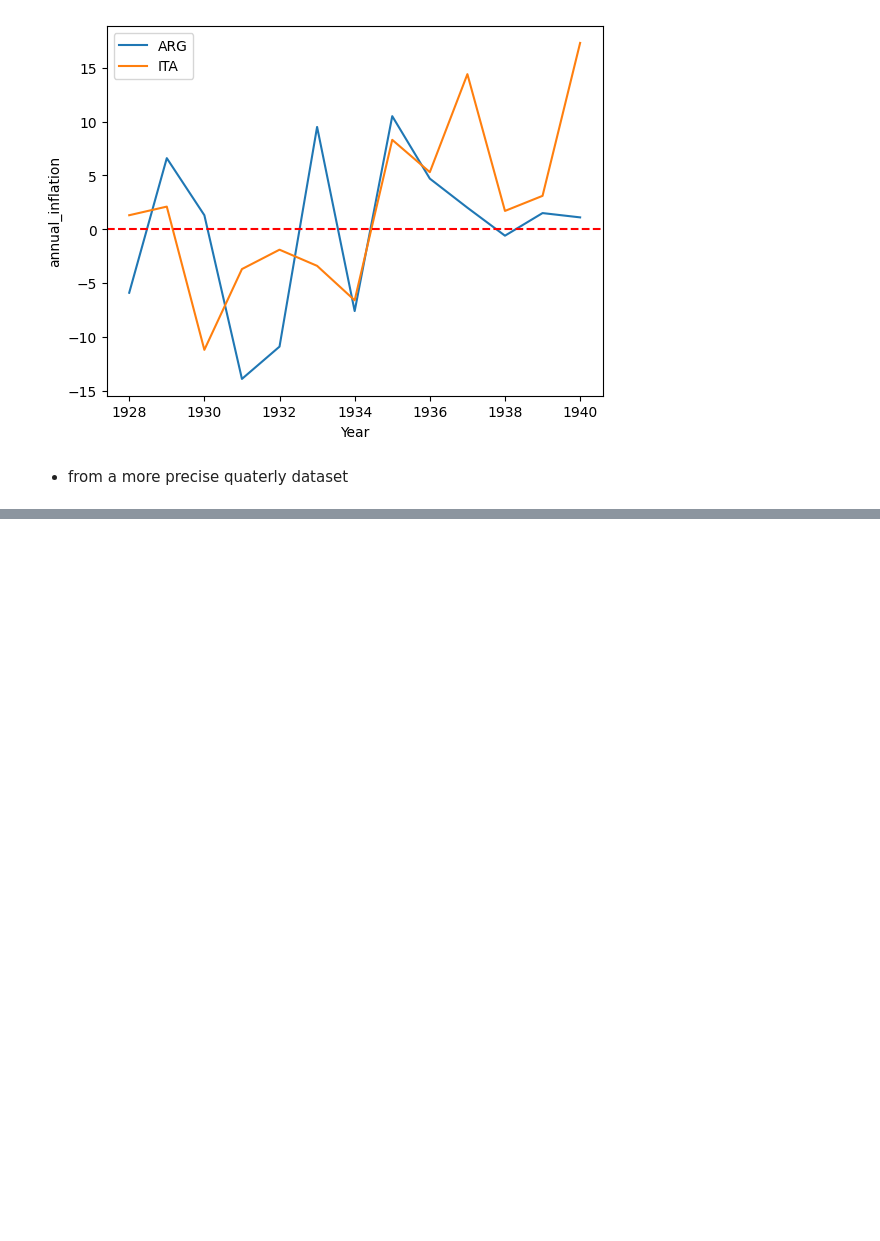
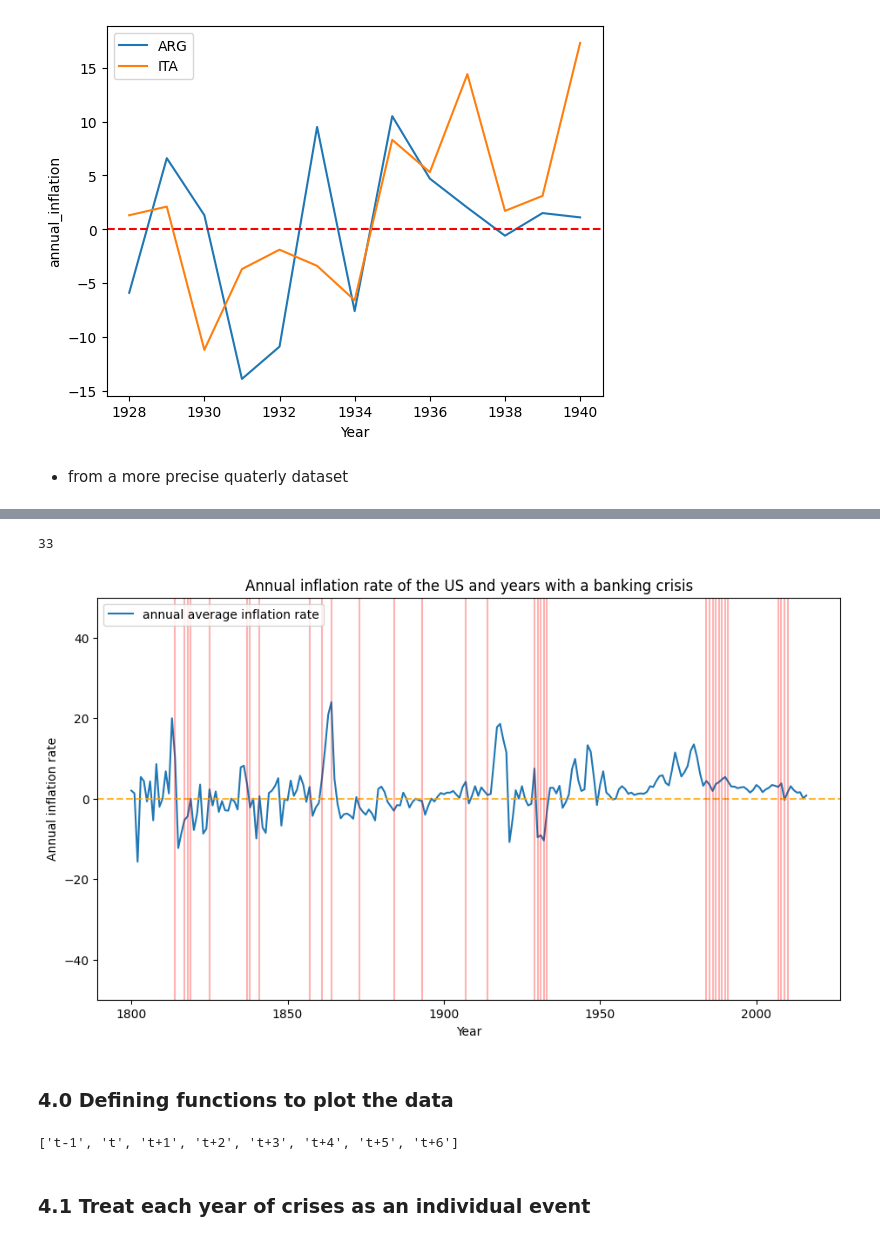
Before and after one commit to blengereau/Depression-and-recovery, a Jupyter notebook: code/financial_crisis_by_country.ipynb, the cells around one changed output, grey strips where cells are left out. Drawn from its saved outputs; the diff is of its cells as text; code cells hidden in the pictures; blank space fills up the shorter version.

Commit message:
estimating the average reaction of inflation rate to banking crisis and adding some important figures to git

```diff
--- a/code/financial_crisis_by_country.ipynb
+++ b/code/financial_crisis_by_country.ipynb
@@ -7,5 +8,5 @@ import seaborn as sns
 # %%
-data = pd.read_csv("../raw_data/global_crisis_data_country_csv.csv", encoding='unicode_escape')
+data = pd.read_csv("../raw_data/global_crisis_data_country.csv", encoding='unicode_escape')
 # %%
 print(data.shape)
 data.head()
@@ -46,6 +38,16 @@ data.drop(0, inplace = True)
 data.shape
 # %% [output]
 (15190, 27)
+# %%
+data.rename(columns={'Banking Crisis ':'banking_crisis',
+                    'Systemic Crisis':'systemic_crisis',
+                    'Banking_Crisis_Notes':'notes',
+                    'Gold Standard':'gold_standard',
+                    'SOVEREIGN EXTERNAL DEBT 1: DEFAULT and RESTRUCTURINGS, 1800-2012--Does not include defaults on WWI debt to United States and United Kingdom and post-1975 defaults on Official External Creditors': 'sovereign_external_debt_1',
+                    'SOVEREIGN EXTERNAL DEBT 2: DEFAULT and RESTRUCTURINGS, 1800-2012--Does not include defaults on WWI debt to United States and United Kingdom but includes post-1975 defaults on Official External Creditors': 'sovereign_external_debt_2',
+                    'Inflation, Annual percentages of average consumer prices':'annual_inflation'},
+            inplace = True)
+data['Year'] = data['Year'].astype(int)
 # %% [markdown]
 # 1. Description of the "Global Crises Data by Country" dataset
 # %% [markdown]
@@ -279,0 +294,28 @@ USA_CPI = pd.read_csv('../raw_data/USA/USA_CPI.csv')
+# %%
+banking_crisis_years = USA_data[USA_data['banking_crisis'] == 1]['Year'].tolist()
+len(banking_crisis_years)
+# %% [output]
+33
+# %%
+plt.figure(figsize=(11,6))
+
+sns.lineplot(x=USA_data['Year'], y=USA_data['annual_inflation'], label = 'annual average inflation rate')
+
+plt.axhline(y=0, color='orange', label='y=0', linestyle = 'dashed', alpha = 0.8)
+
+for year in banking_crisis_years:
+    plt.axvline(x=year, color='red', linestyle='-', label='Crisis Period', alpha = 0.3)
+
+plt.ylim(-50, 50)
+
+plt.title('Annual inflation rate of the US and years with a banking crisis')
+plt.xlabel('Year')
+plt.ylabel('Annual inflation rate')
+
+plt.savefig('../figures/banking_crisis_overview.png')
+
+plt.show()
+# %% [output]
+[figure, added]
+# %% [markdown]
+### 4.0 Defining functions to plot the data
@@ -279,0 +327,14 @@ USA_CPI = pd.read_csv('../raw_data/USA/USA_CPI.csv')
+# %%
+years = []
+for i in range (-1,7):
+    if i<0:
+        years.append(f"t{i}")
+    elif i==0:
+        years.append(f"t")
+    else:
+        years.append(f"t+{i}")
+years
+# %% [output]
+['t-1', 't', 't+1', 't+2', 't+3', 't+4', 't+5', 't+6']
+# %% [markdown]
+### 4.1 Treat each year of crises as an individual event
```
Also changed, not shown: parts of 28 cells of this notebook, 2 other files.
